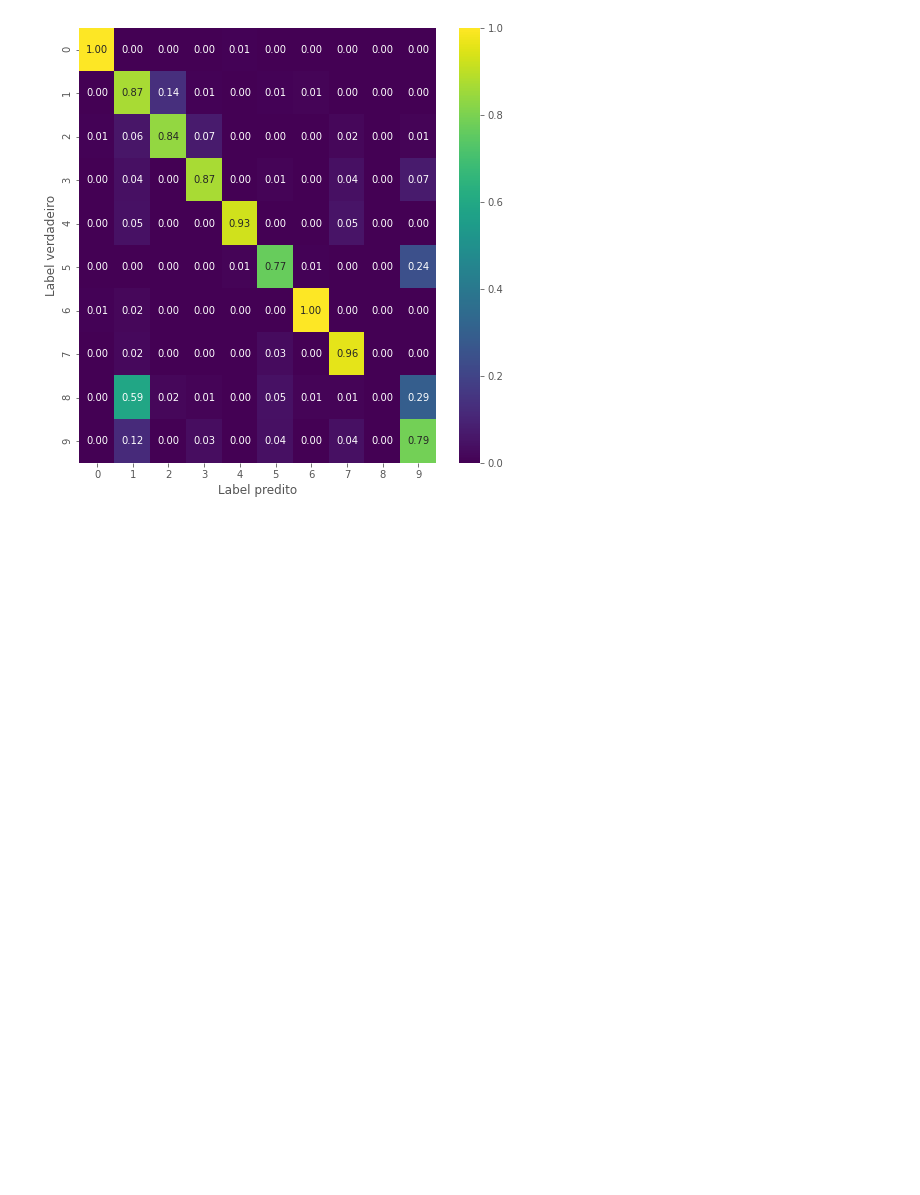
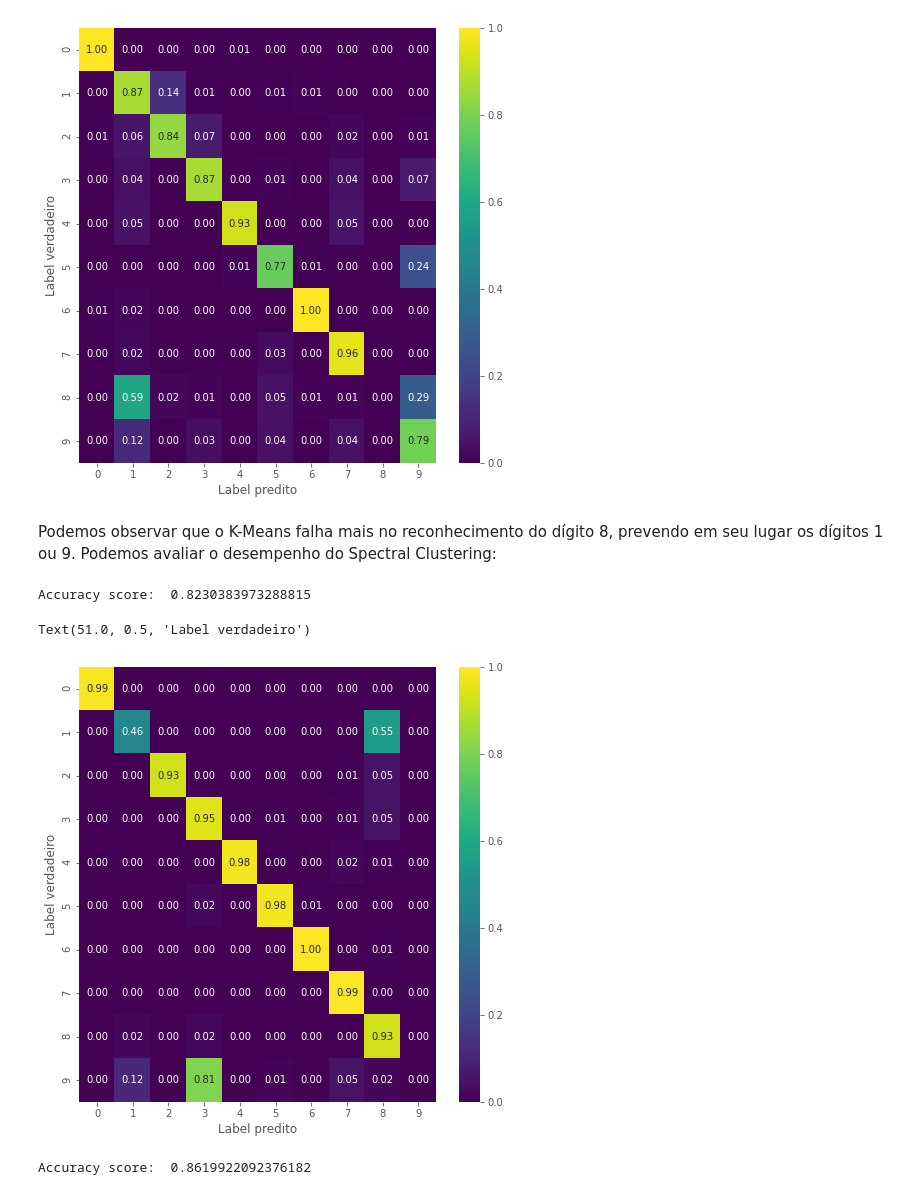
Before and after one commit to tutss/datascience, a Jupyter notebook: K-Means.ipynb, the cells around one changed output. Saved outputs shown, nothing was run; the diff lists cells and outputs as text; code cells hidden in the pictures; blank space fills up the shorter version.

Commit message:
Adding more clustering algorithms comparisons (WIP)

```diff
--- a/K-Means.ipynb
+++ b/K-Means.ipynb
@@ -239,3 +249,41 @@ plt.ylabel("Label verdadeiro")
 # %% [output]
 Text(51.0, 0.5, 'Label verdadeiro')
 [figure]
+# %% [markdown]
+Podemos observar que o K-Means falha mais no reconhecimento do dígito 8, prevendo em seu lugar os dígitos 1 ou 9. Podemos avaliar o desempenho do Spectral Clustering:
+# %%
+spc = SpectralClustering(n_clusters=10, affinity='nearest_neighbors', assign_labels='kmeans')
+y_result = spc.fit_predict(digits.data)
+labels = np.zeros_like(y_result)
+
+for i in range(10):
+    mask = (y_result == i)
+    labels[mask] = mode(digits.target[mask])[0]
+
+acc = accuracy_score(digits.target, labels)
+
+print("Accuracy score:  {}".format(acc))
+# %% [output]
+Accuracy score:  0.8230383973288815
+# %%
+mx = confusion_matrix(digits.target, labels).max()
+plt.figure(figsize=(8,8))
+sns.heatmap(confusion_matrix(digits.target, labels)/mx, cmap='viridis', annot=True, fmt='.2f')
+plt.xlabel("Label predito")
+plt.ylabel("Label verdadeiro")
+# %% [output]
+Text(51.0, 0.5, 'Label verdadeiro')
+[figure, added]
+# %%
+agg = AgglomerativeClustering(n_clusters=10)
+y_result = agg.fit_predict(digits.data)
+labels = np.zeros_like(y_result)
+
+for i in range(10):
+    mask = (y_result == i)
+    labels[mask] = mode(digits.target[mask])[0]
+
+acc = accuracy_score(digits.target, labels)
+print("Accuracy score:  {}".format(acc))
+# %% [output]
+Accuracy score:  0.8619922092376182
```
Also changed, not shown: parts of 19 cells of this notebook.
